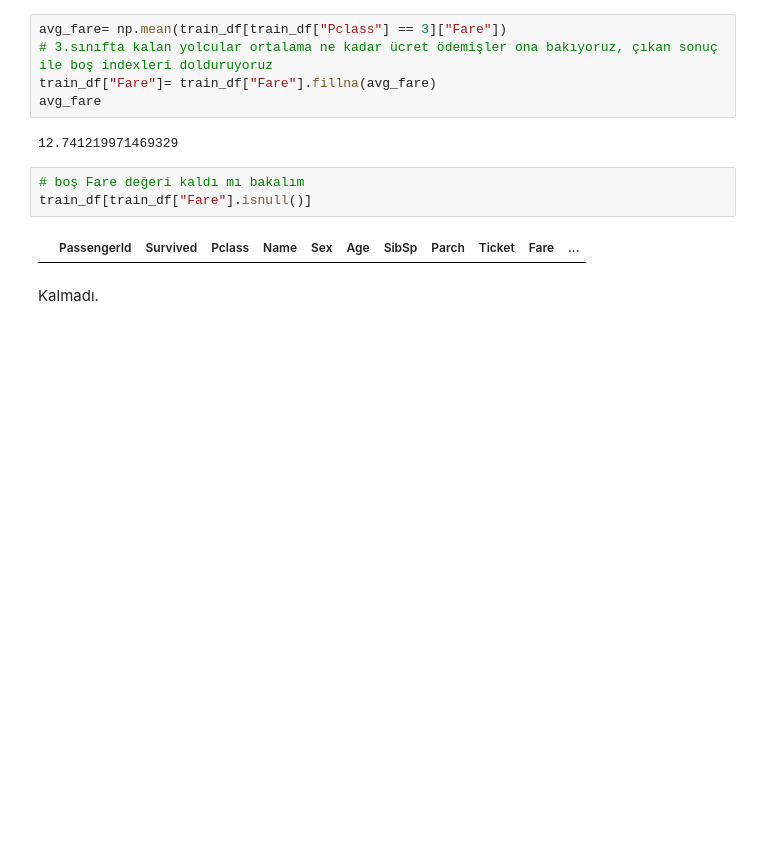
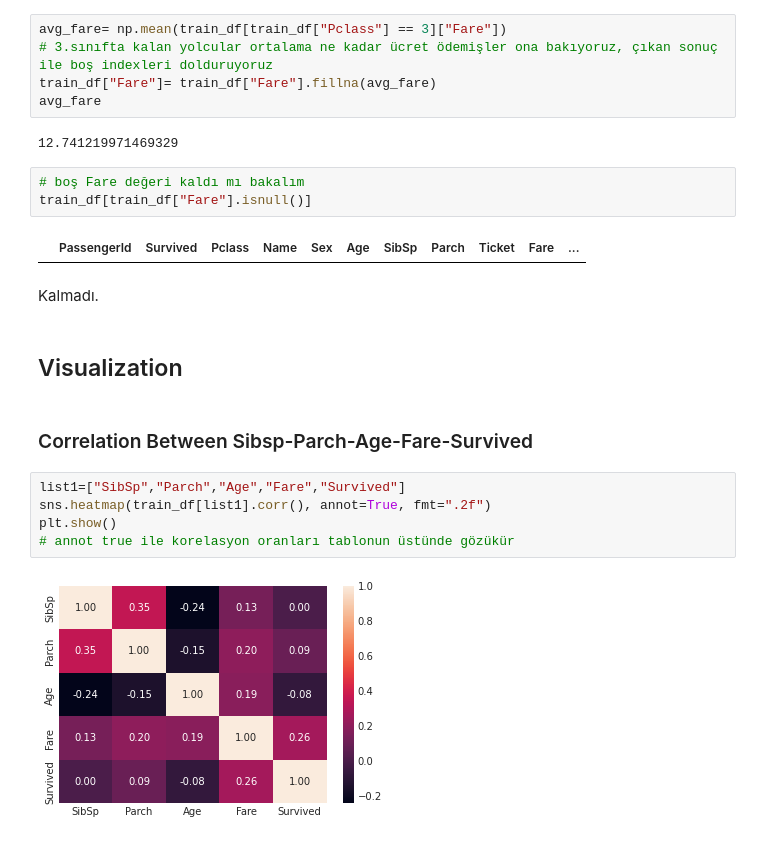
Before and after one commit to ebrukirikkayis/Kaggle-Competition-Titanic-EDA-, a Jupyter notebook: rms-titanic-eda.ipynb, the cells around one changed output. Cells and saved outputs as stored; diff of their text form; blank space fills up the shorter version.

```diff
--- a/rms-titanic-eda.ipynb
+++ b/rms-titanic-eda.ipynb
@@ -450,3 +459,16 @@ train_df[train_df["Fare"].isnull()]
 |  | PassengerId | Survived | Pclass | Name | Sex | Age | SibSp | Parch | Ticket | Fare | ... |
 # %% [markdown]
 Kalmadı.
+# %% [markdown]
+<a id='11'></a>
+## Visualization
+# %% [markdown]
+<a id='12'></a>
+### Correlation Between Sibsp-Parch-Age-Fare-Survived
+# %%
+list1=["SibSp","Parch","Age","Fare","Survived"]
+sns.heatmap(train_df[list1].corr(), annot=True, fmt=".2f")
+plt.show()
+# annot true ile korelasyon oranları tablonun üstünde gözükür
+# %% [output]
+[figure, added]
```
Also changed, not shown: parts of 25 cells of this notebook.
